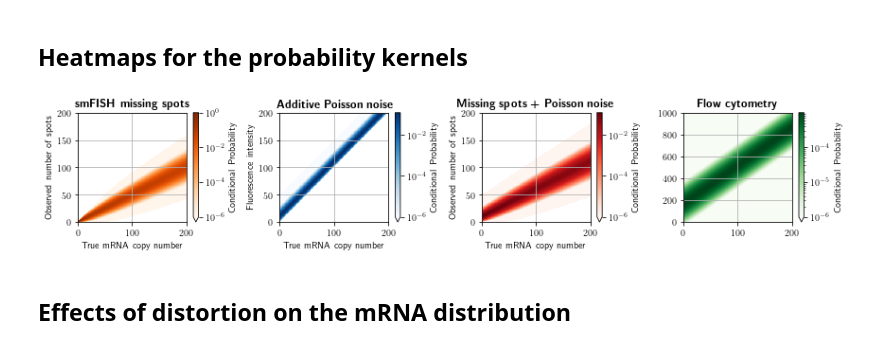
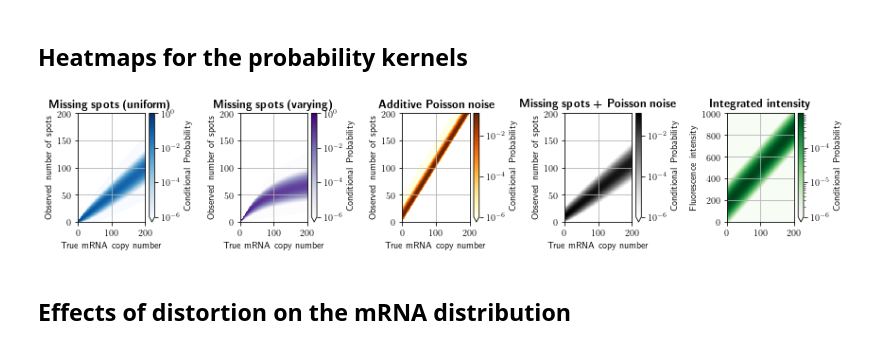
Before and after one commit to voduchuy/NoisyMeasurementFIM, a Jupyter notebook: bursting_gene/bursting_gene_plots.ipynb, the cells around one changed output. Drawn from its saved outputs; the diff is of its cells as text; code cells hidden in the pictures.

Commit message:
Add probe binding cme distortion model

```diff
--- a/bursting_gene/bursting_gene_plots.ipynb
+++ b/bursting_gene/bursting_gene_plots.ipynb
@@ -132,10 +134,10 @@ mixture_plot = axs[0].pcolorfast(obj_values, norm=Colors.LogNorm(vmin=1.0E16, vm
 fig.colorbar(mixture_plot, ax=axs[0], orientation='vertical', extend='min',
              label=r"D-opt criterion")
 axs[0].scatter(opt_mixture[1], opt_mixture[0], 400, marker='*', color="blue")
-axs[0].set_xlabel("N.o. smFISH with additive Poisson noise")
-axs[0].set_ylabel("N.o. smFISH with missing spots")
+axs[0].set_xlabel("N.o. smFISH with missing spots (varying rate)")
+axs[0].set_ylabel("N.o. noise-free smFISH")
 
-for meas in ['binomial', 'poisson']:
+for meas in ['exact', 'binomial_state_dep']:
     idx_opt = opt_rates[meas]
     fims = fim_multi_cells_times[meas]
     dets = det_fim_multi_cells_times[meas]
@@ -164,7 +166,7 @@ plot_conf_ellipse(fim_mix_opt,
                   np.log10(theta), 'k', 'Optimal mixture')
 
 h, l = axs[1].get_legend_handles_labels()
-fig.legend(h, l, bbox_to_anchor=(0, 1, 1, 1), loc='lower right', ncol=5)
+fig.legend(h, l, bbox_to_anchor=(0, 1, 1, 1), loc='lower center', ncol=5)
 
 for j in range(1, 3):
     axs[j].set_aspect('equal', 'datalim')
@@ -182,37 +184,40 @@ fig.savefig("figs/bursting_mixture_dopt.png", dpi=300, bbox_inches="tight")
 ## Heatmaps for the probability kernels
 # %%
 pdos = {}
-for s in ["binomial", "poisson", "binomial_poisson", "flowcyt"]:
+for s in ["binomial", "binomial_state_dep", "poisson", "binomial_poisson", "flowcyt"]:
     with np.load(f'results/distortion_matrix_{s}.npz') as data:
         pdos[s] = data['C']
-pdo_colors = ["Oranges", "Blues", "Reds", "Greens"]
+pdo_colors = ["Blues",  "Purples", "YlOrBr", "Greys", "Greens"]
 
-fig, axs = plt.subplots(1, 4)
+
+
+fig, axs = plt.subplots(1, 5)
 fig.set_size_inches(12, 2.5)
 fig.set_tight_layout(True)
 
 for i,s in enumerate(pdos.keys()):
     C = pdos[s][:, :200]
     p = axs[i].pcolorfast(C, norm=Colors.LogNorm(vmin=1.0E-6),
                          cmap=plt.cm.get_cmap(pdo_colors[i]))
     fig.colorbar(p, ax=axs[i], orientation='vertical', extend='min', label=r"Conditional Probability")
 
-for j in range(0,3):
+for j in range(0,4):
     axs[j].set_xlabel('True mRNA copy number')
     axs[j].set_ylabel('Observed number of spots')
     axs[j].set_ylim([0, 200])
-axs[1].set_ylabel('Fluorescence intensity')
+axs[4].set_ylabel('Fluorescence intensity')
 
-models = ['smFISH missing spots',
+models = ['Missing spots (uniform)',
+          'Missing spots (varying)',
           "Additive Poisson noise",
           'Missing spots + Poisson noise',
-          'Flow cytometry']
+          'Integrated intensity']
 for j in range(len(models)):
-    axs[j].set_title(rf'\textbf{{{models[j]}}}')
+    axs[j].set_title(rf'\textbf{{{models[j]}}}', ha='center')
     axs[j].grid()
 fig.savefig('figs/bursting_kernel_maps.png', bbox_inches='tight', dpi=200)
 # %% [output]
-[figure, old version]
+[figure, new version]
 # %% [markdown]
 ## Effects of distortion on the mRNA distribution
 # %%
```
Also changed, not shown: parts of 9 cells of this notebook, 26 other files.
